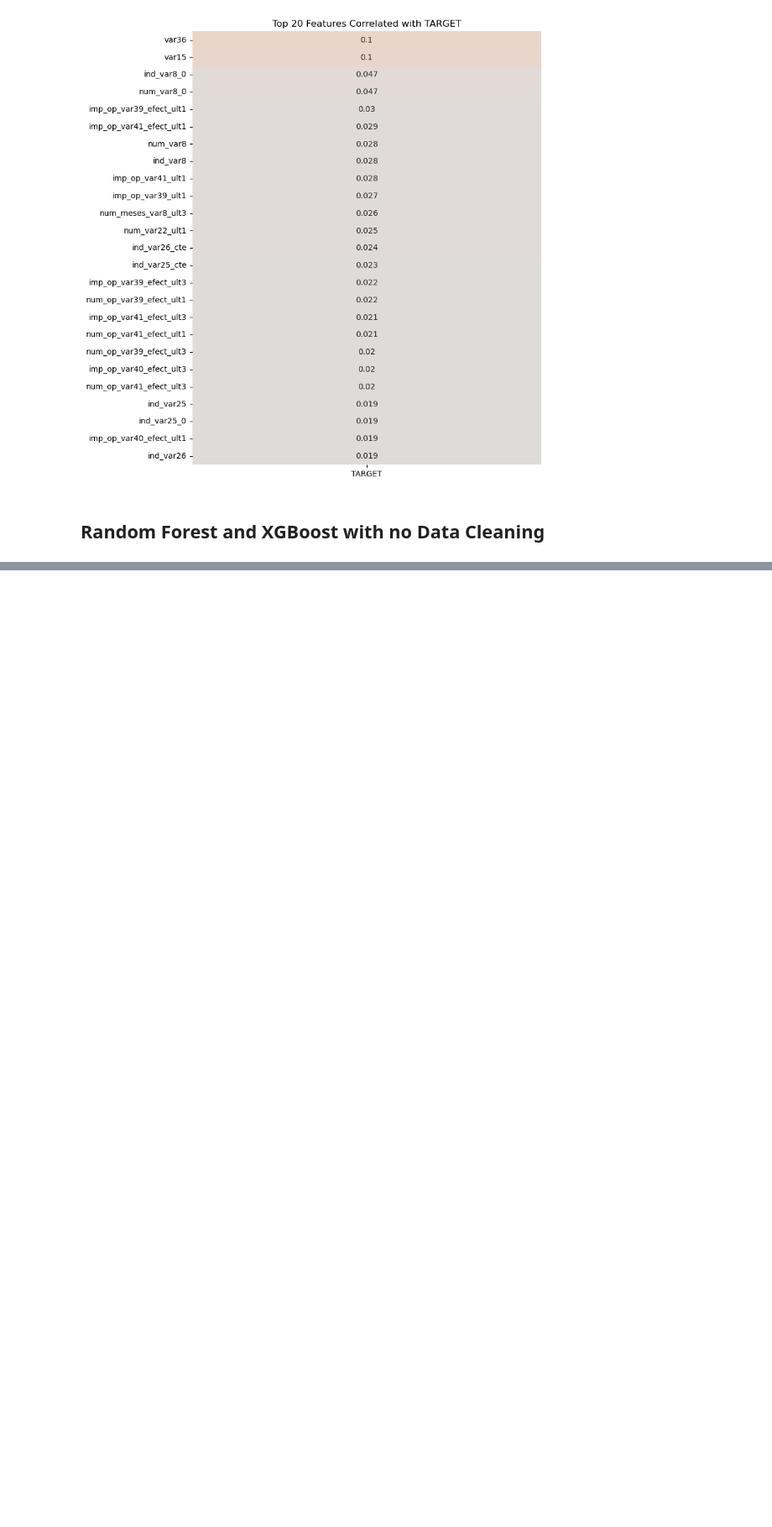
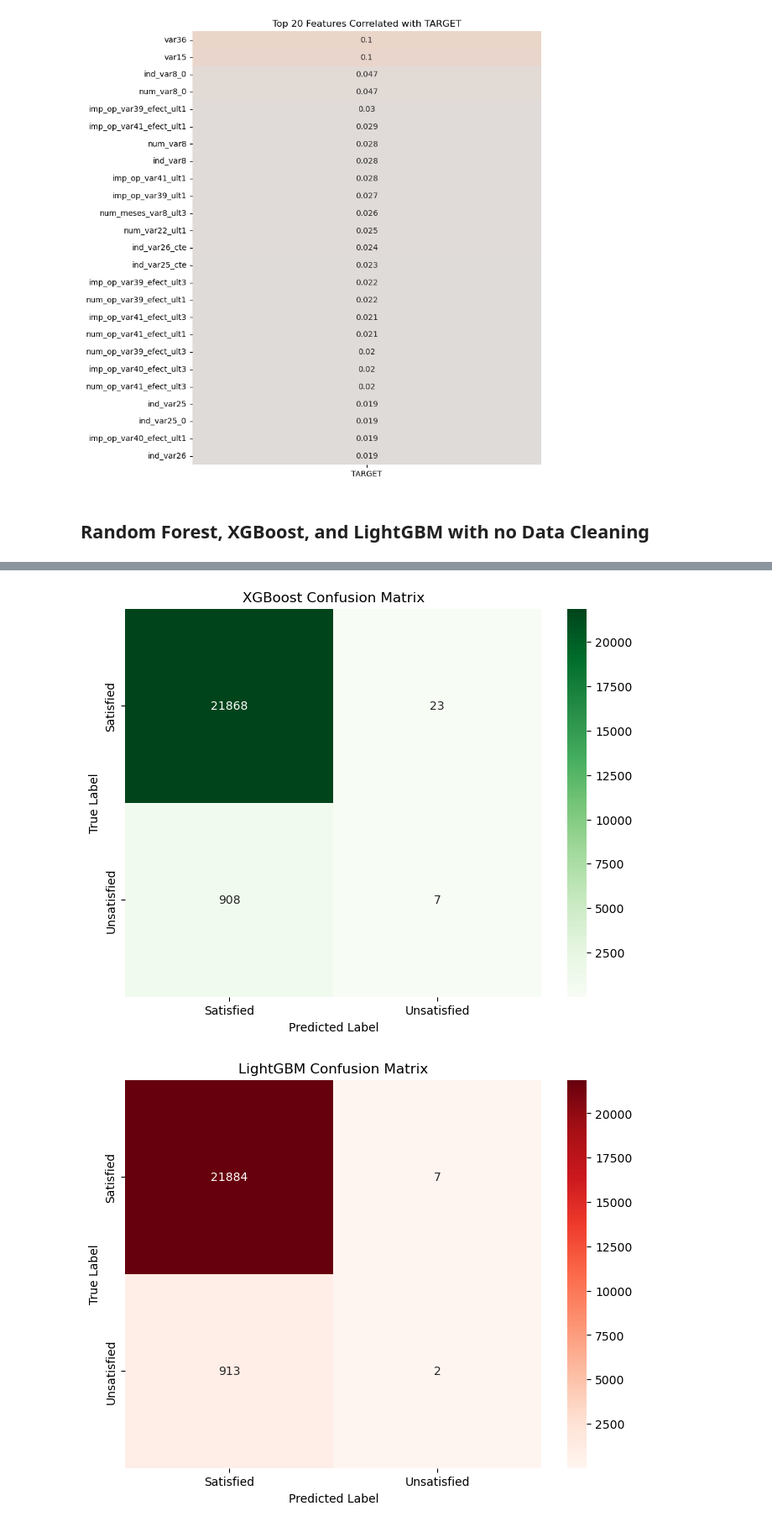
Before and after one commit to NoMoreNotions/PHYS_247_Project_1, a Jupyter notebook: Santander_Bank_Customer_Satisfaction_NB.ipynb, the cells around one changed output, grey strips where cells are left out. Shown at 84% size. Saved outputs shown, nothing was run; the diff lists cells and outputs as text; code cells hidden in the pictures; blank space fills up the shorter version.

```diff
--- a/Santander_Bank_Customer_Satisfaction_NB.ipynb
+++ b/Santander_Bank_Customer_Satisfaction_NB.ipynb
@@ -77,7 +79,7 @@ Name: count, dtype: int64
 [figure]
 [figure]
 # %% [markdown]
-## Random Forest and XGBoost with no Data Cleaning
+## Random Forest, XGBoost, and LightGBM with no Data Cleaning
 # %%
 from sklearn.model_selection import train_test_split
 from sklearn.ensemble import RandomForestClassifier
@@ -86,6 +88,7 @@ from sklearn.metrics import accuracy_score, classification_report, confusion_mat
 import seaborn as sns
 import matplotlib.pyplot as plt
 from sklearn.utils import resample
+import lightgbm as lgb
 
 X = train.drop(columns=['TARGET'])
 y = train['TARGET']
@@ -101,6 +104,25 @@ rf_model.fit(X_train, y_train)
 xgb_model = XGBClassifier(n_estimators=100, random_state=42, eval_metric='logloss')
 xgb_model.fit(X_train, y_train)
 
+# Create a LightGBM dataset
+train_data = lgb.Dataset(X_train, label=y_train)
+test_data = lgb.Dataset(X_test, label=y_test)
+
+# Set hyperparameters
+params = {
+    'objective': 'binary',
+    'metric': 'binary_logloss',
+    'num_leaves': 31,
+    'learning_rate': 0.05,
+    'feature_fraction': 0.9,
+    'bagging_fraction': 0.8,
+    'bagging_freq': 5,
+    'verbose': -1
+}
+
+# Train the LightGBM model
+gbm_model = lgb.train(params, train_data, valid_sets=[train_data, test_data])
+
 # Make predictions
 # Random Forest
 rf_y_pred = rf_model.predict(X_test)
@@ -109,3 +131,54 @@ rf_y_pred_prob = rf_model.predict_proba(X_test)[:, 1]
 # XGBoost
 xgb_y_pred = xgb_model.predict(X_test)
 xgb_y_pred_prob = xgb_model.predict_proba(X_test)[:, 1]
+
+gbm_y_pred = gbm_model.predict(X_test)
+gbm_y_pred = (gbm_y_pred > 0.5).astype(int)
+
+# Evaluate the models
+# Random Forest Evaluation
+rf_accuracy = accuracy_score(y_test, rf_y_pred)
+print(f'Random Forest Accuracy: {rf_accuracy:.2f}')
+print('Random Forest Classification Report:')
+print(classification_report(y_test, rf_y_pred))
+
+# XGBoost Evaluation
+xgb_accuracy = accuracy_score(y_test, xgb_y_pred)
+print(f'XGBoost Accuracy: {xgb_accuracy:.2f}')
+print('XGBoost Classification Report:')
+print(classification_report(y_test, xgb_y_pred))
+
+# LightGBM Evaluation
+gbm_accuracy = accuracy_score(y_test, gbm_y_pred)
+print(f'LightGBM Accuracy: {gbm_accuracy:.2f}')
+print('LightGBM Classification Report:')
+print(classification_report(y_test, gbm_y_pred))
+
+# Confusion Matrix Comparison
+# Random Forest Confusion Matrix
+rf_conf_matrix = confusion_matrix(y_test, rf_y_pred)
+plt.figure(figsize=(8, 6))
+sns.heatmap(rf_conf_matrix, annot=True, fmt='d', cmap='Blues', xticklabels=['Satisfied', 'Unsatisfied'], yticklabels=['Satisfied', 'Unsatisfied'])
+plt.xlabel('Predicted Label')
+plt.ylabel('True Label')
+plt.title('Random Forest Confusion Matrix')
+plt.show()
+
+# XGBoost Confusion Matrix
+xgb_conf_matrix = confusion_matrix(y_test, xgb_y_pred)
+plt.figure(figsize=(8, 6))
+sns.heatmap(xgb_conf_matrix, annot=True, fmt='d', cmap='Greens', xticklabels=['Satisfied', 'Unsatisfied'], yticklabels=['Satisfied', 'Unsatisfied'])
+plt.xlabel('Predicted Label')
+plt.ylabel('True Label')
+plt.title('XGBoost Confusion Matrix')
+plt.show()
+
+# LightGBM Confusion Matrix
+gbm_conf_matrix = confusion_matrix(y_test, gbm_y_pred)
+plt.figure(figsize=(8, 6))
+sns.heatmap(gbm_conf_matrix, annot=True, fmt='d', cmap='Reds', xticklabels=['Satisfied', 'Unsatisfied'], yticklabels=['Satisfied', 'Unsatisfied'])
+plt.xlabel('Predicted Label')
+plt.ylabel('True Label')
+plt.title('LightGBM Confusion Matrix')
+plt.show()
+# %% [output]
@@ -112 +203,3 @@ xgb_y_pred_prob = xgb_model.predict_proba(X_test)[:, 1]
+[figure, added]
+[figure, added]
 # %% [markdown]
```
Also changed, not shown: parts of 10 cells of this notebook.
